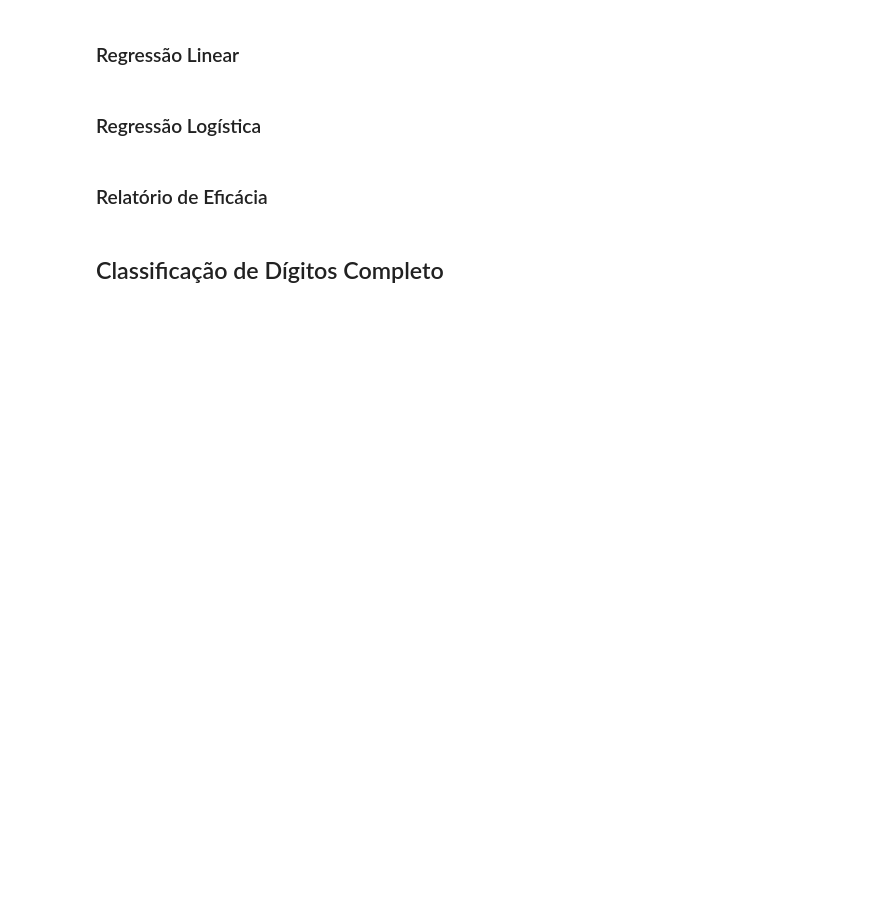
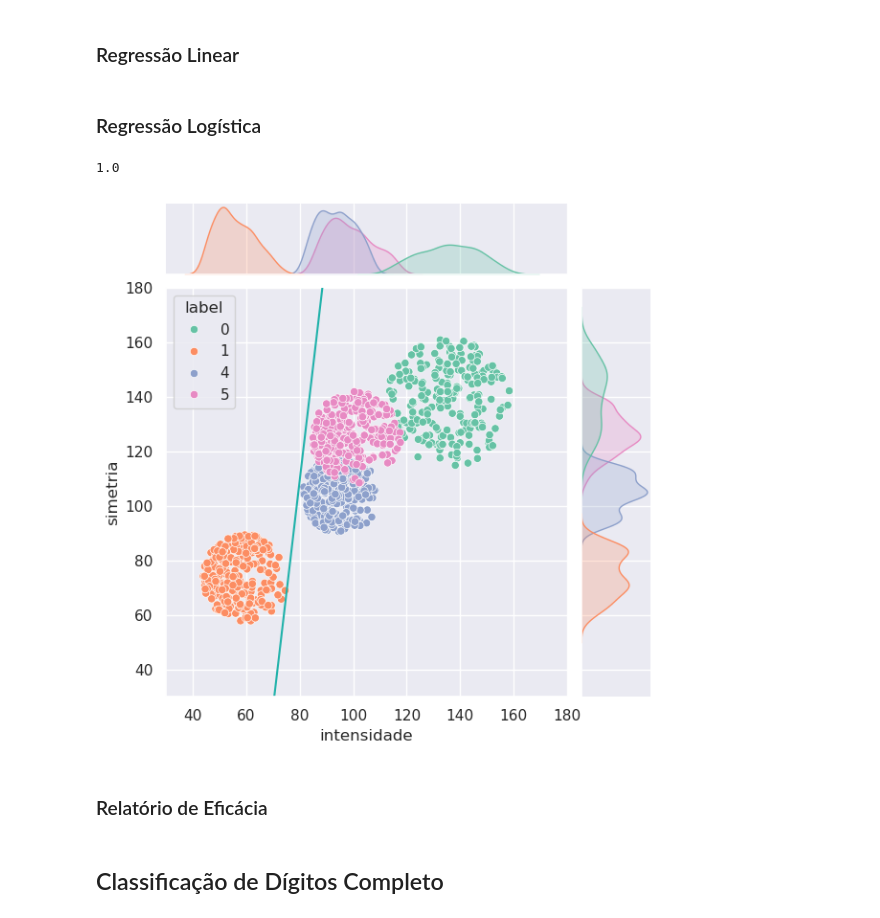
Before and after one commit to YhasmimTigre/Reconhecimento-de-D-gitos---Machine-Learning, a Jupyter notebook: Mini_Projeto.ipynb, the cells around one changed output. Saved outputs shown, nothing was run; the diff lists cells and outputs as text; code cells hidden in the pictures; blank space fills up the shorter version.

```diff
--- a/Mini_Projeto.ipynb
+++ b/Mini_Projeto.ipynb
@@ -321,6 +341,24 @@ print(logr.acuracia(X = X_test, Y = y_test))
 ### Regressão Linear
 # %% [markdown]
 ### Regressão Logística
+# %%
+#Instanciando o objeto:
+Rlog_1x5 = Reg_Log (n_int = 60000, tam_batch = 350)
+
+#Treinando:
+Rlog_1x5.fit(X = X_train_1x5, Y = y_train_1x5)
+
+#Obtendo os pesos:
+Rlog_w_1x5 = PLA_1x5.get_w()
+
+#Observando os resultados:
+print(Rlog_1x5.acuracia(X = X_test_1x5, Y = y_test_1x5))
+# %% [output]
+1.0
+# %%
+plot_alg (w_lista = [Rlog_w_1x5])
+# %% [output]
+[figure, added]
 # %% [markdown]
 ### Relatório de Eficácia
 # %% [markdown]
```
Also changed, not shown: parts of 15 cells of this notebook.
